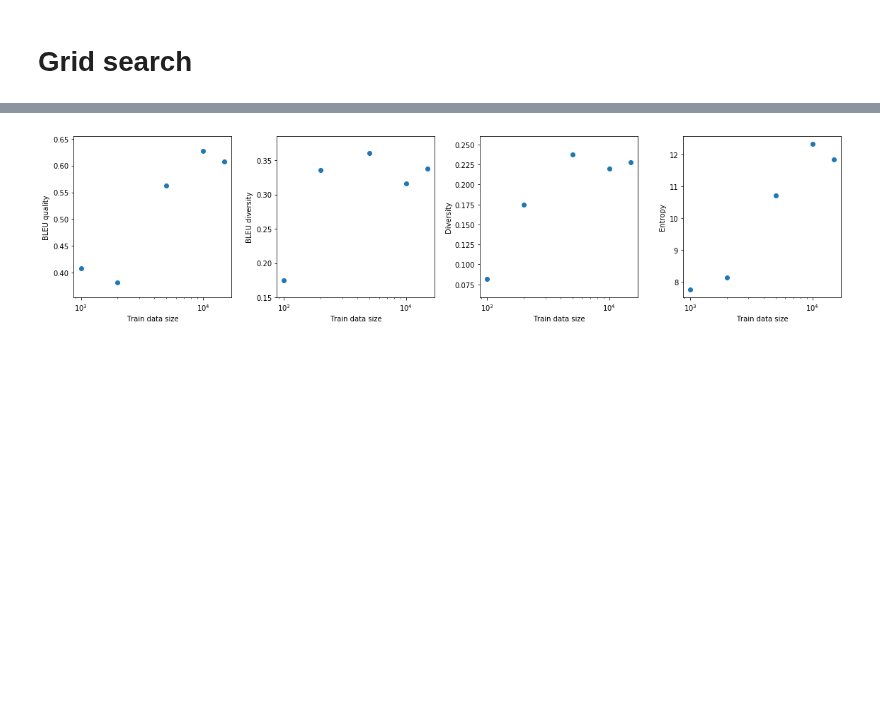
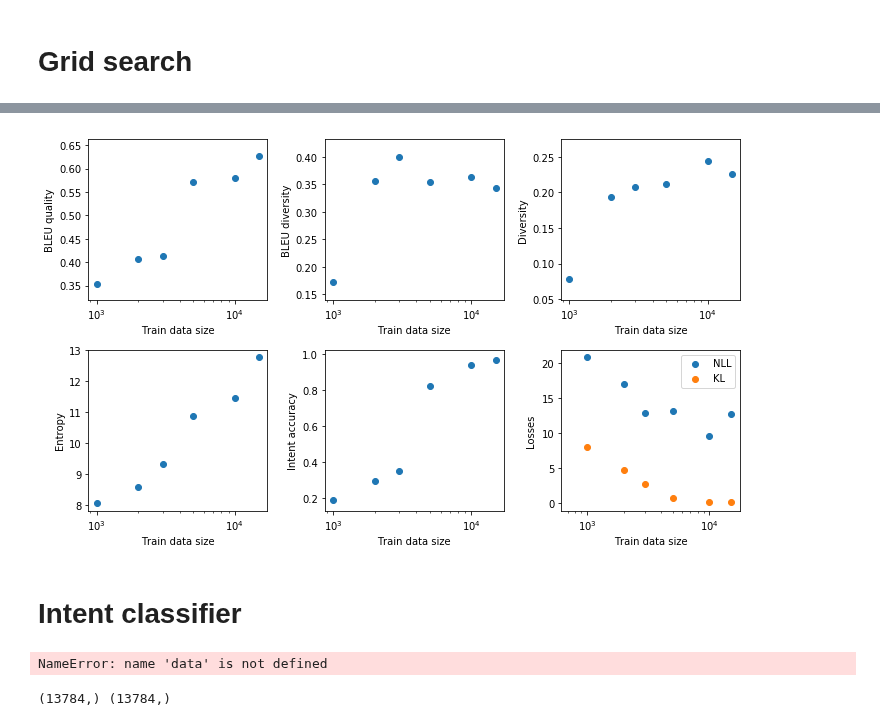
Before and after one commit to sonos/automatic-data-generation, a Jupyter notebook: automatic_data_generation/data-generation.ipynb, the cells around one changed output, grey strips where cells are left out. Drawn from its saved outputs; the diff is of its cells as text; code cells hidden in the pictures; blank space fills up the shorter version.

Commit message:
Intent classification accuracy

```diff
--- a/automatic_data_generation/data-generation.ipynb
+++ b/automatic_data_generation/data-generation.ipynb
@@ -336,22 +354,55 @@ pd.DataFrame(args_dic, columns=['datasize'])
 # %%
 datasizes = [run['args'].datasize for run in runs]
 bleu_qualities = [run['bleu_scores']['quality']['avg'] for run in runs]
 bleu_diversities = [run['bleu_scores']['diversity']['avg'] for run in runs]
 diversities = [run['diversity'] for run in runs]
 perplexities = [run['entropy'] for run in runs]
+accuracies = [run['intent_accuracy'] for run in runs]
+NLLs = [run['NLL_hist'][-1] for run in runs]
+KLs = [sum(run['KL_hist'][-1]) for run in runs]
 
-fig, axarr = plt.subplots(1,4, figsize=(16,4))
+fig, axarr = plt.subplots(2,3, figsize=(10,6))
+axarr = axarr.flatten()
 axarr[0].scatter(datasizes, bleu_qualities)
 axarr[1].scatter(datasizes, bleu_diversities)
 axarr[2].scatter(datasizes, diversities)
 axarr[3].scatter(datasizes, perplexities)
+axarr[4].scatter(datasizes, accuracies)
+axarr[5].scatter(datasizes, NLLs, label='NLL')
+axarr[5].scatter(datasizes, KLs, label='KL')
 axarr[0].set_ylabel('BLEU quality')
 axarr[1].set_ylabel('BLEU diversity')
 axarr[2].set_ylabel('Diversity')
 axarr[3].set_ylabel('Entropy')
+axarr[4].set_ylabel('Intent accuracy')
+axarr[5].set_ylabel('Losses ')
 for ax in axarr:
     ax.set_xscale('log')
     ax.set_xlabel('Train data size')
+axarr[5].legend()
 fig.tight_layout()
 # %% [output]
-[figure, old version]
+[figure, new version]
+# %% [markdown]
+# Intent classifier
+# %%
+train_path = dataroot + 'snips/train.csv'
+test_path = dataroot + 'snips/validate.csv'
+tr_data = pd.read_csv(train_path)
+te_data = pd.read_csv(test_path)
+data.head()
+# %% [output]
+NameError: name 'data' is not defined
+# %%
+from sklearn.preprocessing import LabelEncoder
+from sklearn.feature_extraction.text import CountVectorizer
+
+label_encoder = LabelEncoder()
+X_tr = tr_data.utterance
+y_tr = tr_data.intent
+X_te = te_data.utterance
+y_te = te_data.intent
+y_tr = label_encoder.fit_transform(y_tr)
+print(np.shape(X_tr), np.shape(y_tr))
+# %% [output]
+(13784,) (13784,)
```
Also changed, not shown: parts of 14 cells of this notebook, 2 other files.
